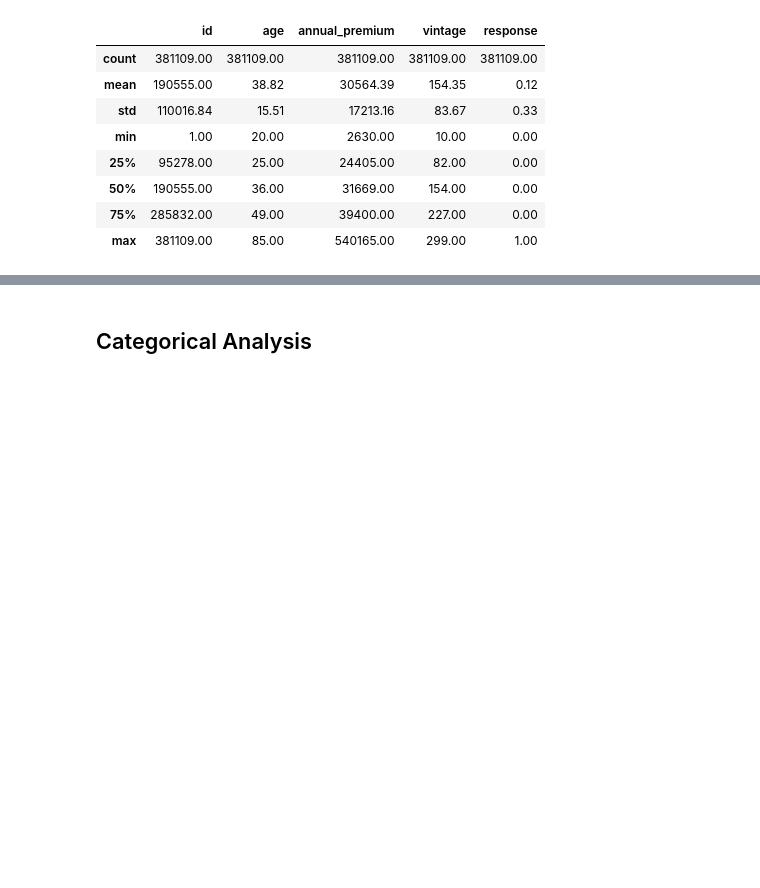
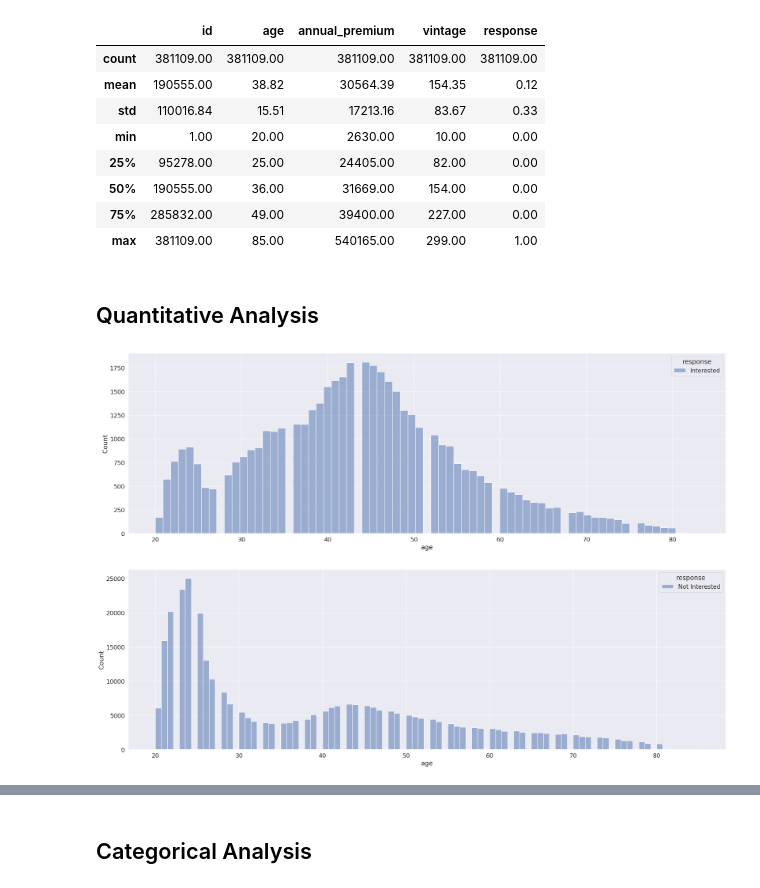
Before and after one commit to danillobarroscordeiro/insurance_cross-sell, a Jupyter notebook: notebooks/insurance_all_cross-sell.ipynb, the cells around one changed output, grey strips where cells are left out. Saved outputs shown, nothing was run; the diff lists cells and outputs as text; code cells hidden in the pictures; blank space fills up the shorter version.

```diff
--- a/notebooks/insurance_all_cross-sell.ipynb
+++ b/notebooks/insurance_all_cross-sell.ipynb
@@ -130,3 +132,14 @@ df1.describe(include=['float64','int64'] )
 | 50% | 190555.00 | 36.00 | 31669.00 | 154.00 | 0.00 |
 | 75% | 285832.00 | 49.00 | 39400.00 | 227.00 | 0.00 |
 | max | 381109.00 | 85.00 | 540165.00 | 299.00 | 1.00 |
+# %% [markdown]
+## Quantitative Analysis
+# %%
+#Age analysis
+plt.subplot(2,1,1)
+sns.histplot(x='age',data=df1[df1['response'] == 'Interested'],hue='response');
+
+plt.subplot(2,1,2)
+sns.histplot(x='age',data=df1[df1['response'] == 'Not Interested'],hue='response');
+# %% [output]
+[figure, added]
```
Also changed, not shown: parts of 20 cells of this notebook.
